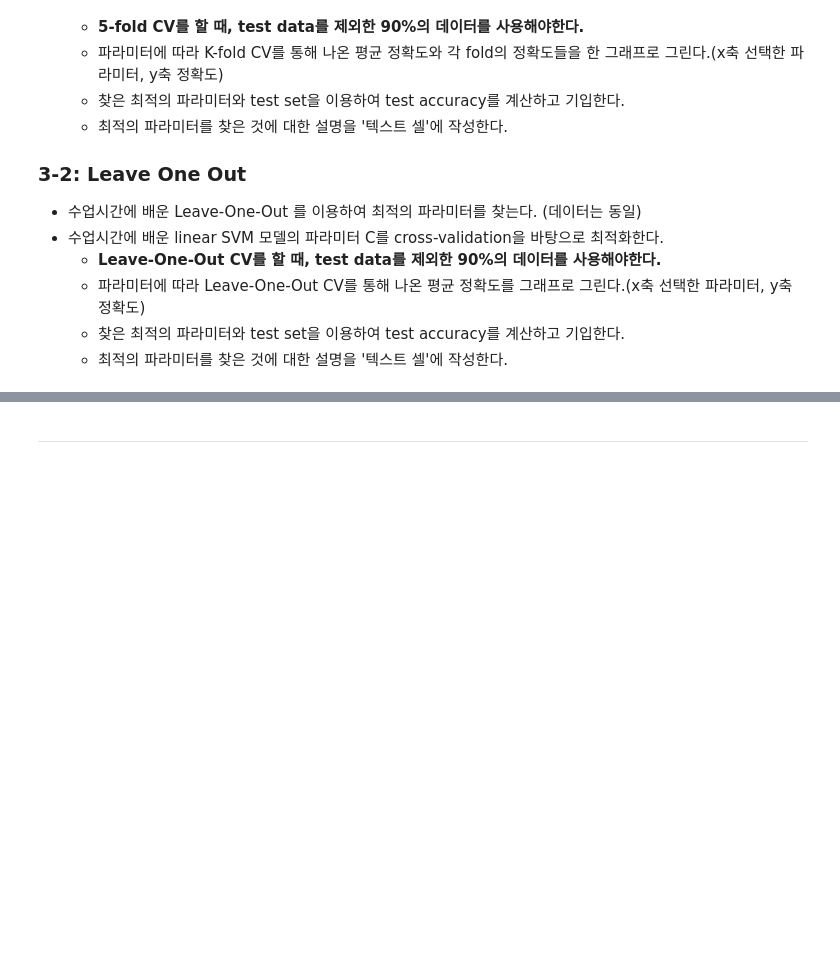
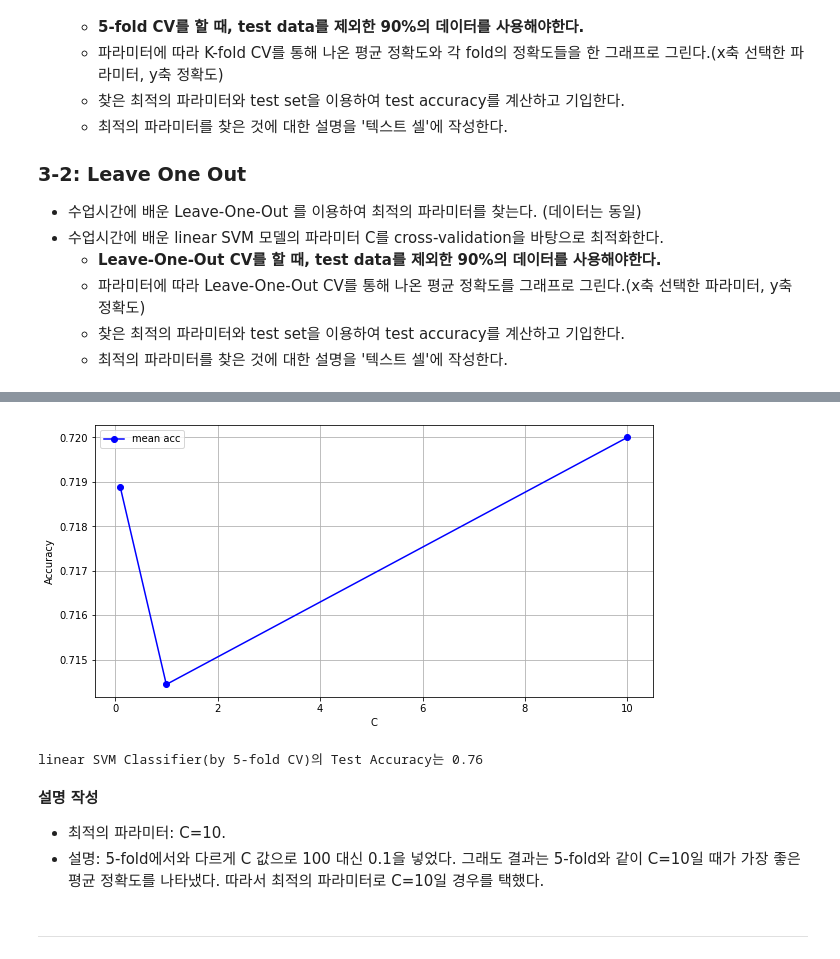
Before and after one commit to Soooobiniya/2022F-Ajou-ML, a Jupyter notebook: HW3_ipynb의_사본.ipynb, the cells around one changed output, grey strips where cells are left out. Saved outputs shown, nothing was run; the diff lists cells and outputs as text; code cells hidden in the pictures; blank space fills up the shorter version.

```diff
--- a/HW3_ipynb의_사본.ipynb
+++ b/HW3_ipynb의_사본.ipynb
@@ -298,3 +360,38 @@ NameError: ignored
+# %%
+### 문제 3-2 ###
+### 코드 작성 ###
+from sklearn.model_selection import LeaveOneOut
+
+c_parameter = [0.1, 1, 10]
+loo_mean_list = []
+
+# C= 0.1, 1, 10일 때를 비교
+for c in c_parameter:
+  clf = SVC(kernel='linear', C = c)
+  loocv = LeaveOneOut()
+  scores_loocv = cross_val_score(clf, X_train, y_train, scoring='accuracy', cv = loocv)
+  loo_mean_list.append(scores_loocv.mean())
+
+plt.figure(figsize = (10,5))
+plt.plot(c_parameter, loo_mean_list, 'bo-', label = 'mean acc') # C 값에 따라 평균 정확도를 그래프로 나타냄. 선택한 C 값만을 알아볼 수 있도록 점으로 추가 표시함
+plt.xlabel('C') # x축 이름 지정
+plt.ylabel('Accuracy') # y축  이름 지정
+plt.grid() # 눈금 표시
+plt.legend() # 범례 표시
+plt.show()
+
+best_loo = SVC(kernel='linear', C = 10)
+best_loo.fit(X_train, y_train)
+loo_pred = best_kf.predict(X_test)
+
+print('linear SVM Classifier(by LOOCV)의 Test Accuracy는',metrics.accuracy_score(y_test, kf_pred))
+# %% [output]
+[figure, added]
+linear SVM Classifier(by 5-fold CV)의 Test Accuracy는 0.76
+# %% [markdown]
+**설명 작성**
+- 최적의 파라미터: C=10.
+- 설명: 5-fold에서와 다르게 C 값으로 100 대신 0.1을 넣었다. 그래도 결과는 5-fold와 같이 C=10일 때가 가장 좋은 평균 정확도를 나타냈다. 따라서 최적의 파라미터로 C=10일 경우를 택했다.
 # %% [markdown]
 ---
 # %% [markdown]
```
Also changed, not shown: parts of 14 cells of this notebook.
